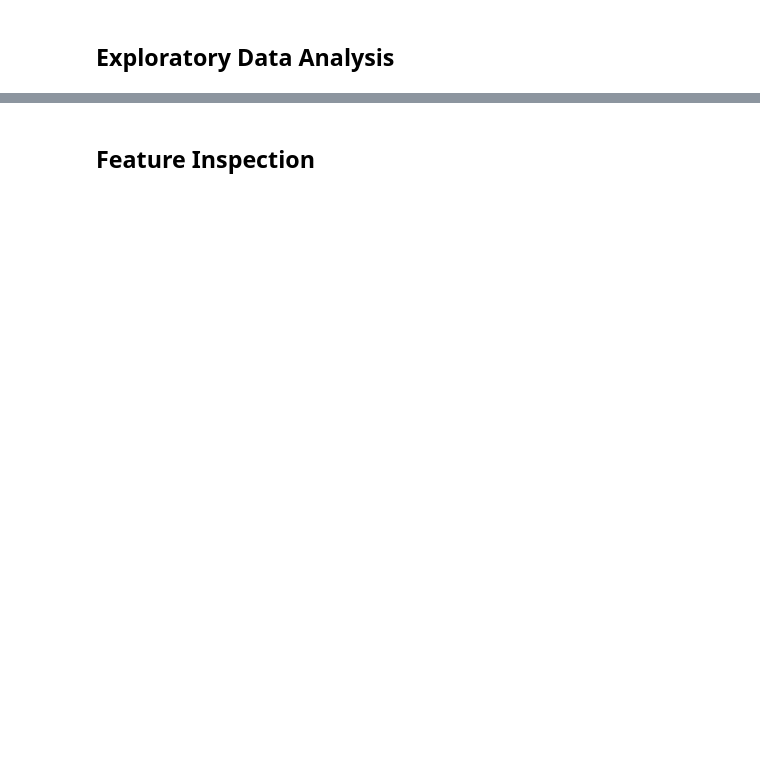
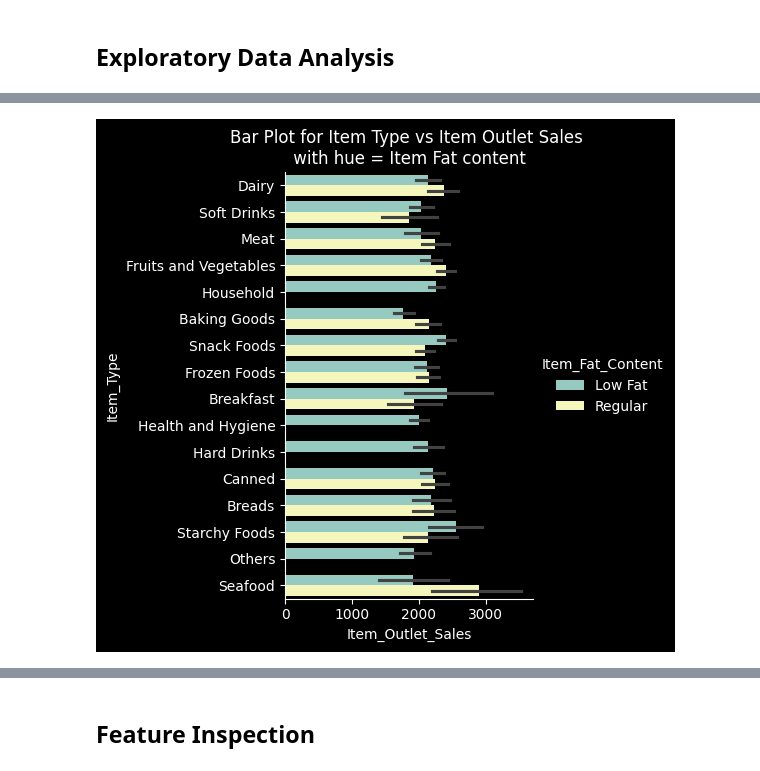
Before and after one commit to QustaB/Prediction_of_Production_Sales, a Jupyter notebook: Prediction_of_Production_Sales.ipynb, the cells around one changed output, grey strips where cells are left out. Saved outputs shown, nothing was run; the diff lists cells and outputs as text; code cells hidden in the pictures; blank space fills up the shorter version.

```diff
--- a/Prediction_of_Production_Sales.ipynb
+++ b/Prediction_of_Production_Sales.ipynb
@@ -425,0 +458,5 @@ df.describe()
+# %%
+g = sns.catplot(data=df,kind='bar',y='Item_Type',x='Item_Outlet_Sales',hue ='Item_Fat_Content' )
+g.ax.set_title('Bar Plot for Item Type vs Item Outlet Sales \n with hue = Item Fat content ');
+# %% [output]
+[figure, added]
```
Also changed, not shown: parts of 16 cells of this notebook.
